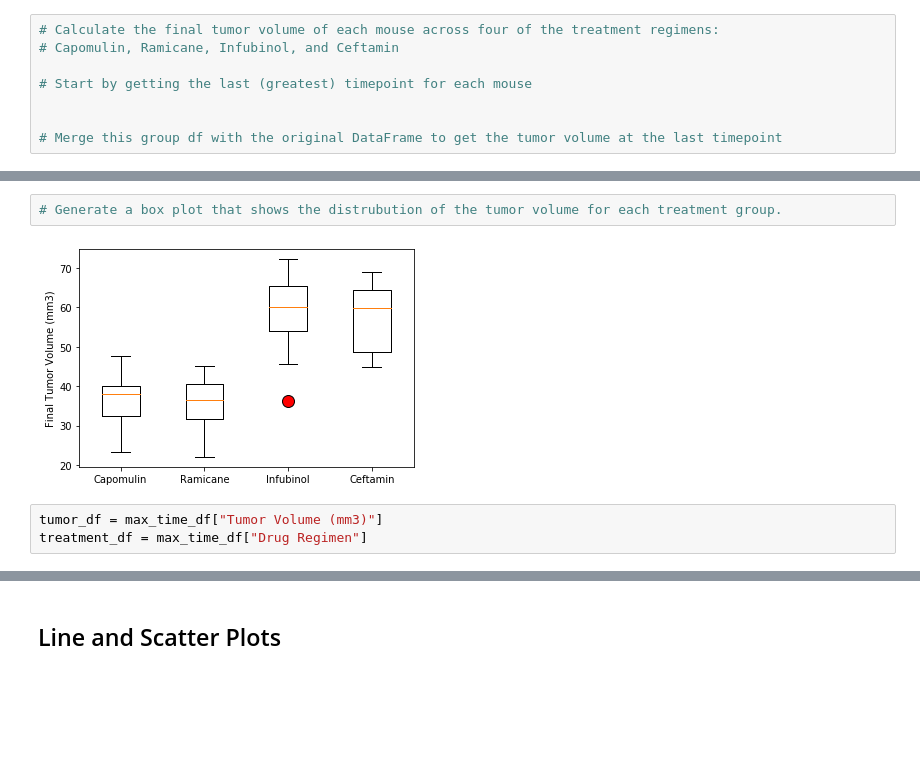
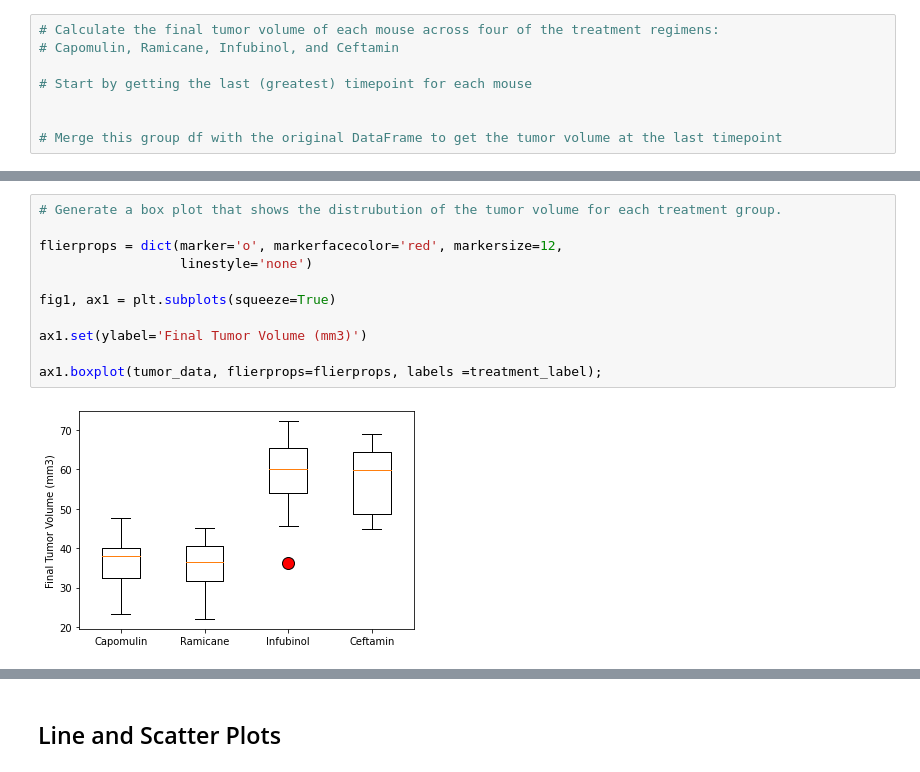
Before and after one commit to lcardsvr/Module---5-Challenge, a Jupyter notebook: Pymaceuticals/pymaceuticals_starter.ipynb, the cells around one changed output, grey strips where cells are left out. Saved outputs shown, nothing was run; the diff lists cells and outputs as text; blank space fills up the shorter version.

```diff
--- a/Pymaceuticals/pymaceuticals_starter.ipynb
+++ b/Pymaceuticals/pymaceuticals_starter.ipynb
@@ -450,7 +393,13 @@ ValueError: X must have 2 or fewer dimensions
 # %%
 # Generate a box plot that shows the distrubution of the tumor volume for each treatment group.
+
+flierprops = dict(marker='o', markerfacecolor='red', markersize=12,
+                  linestyle='none')
+
+fig1, ax1 = plt.subplots(squeeze=True)
+
+ax1.set(ylabel='Final Tumor Volume (mm3)')
+
+ax1.boxplot(tumor_data, flierprops=flierprops, labels =treatment_label);
 # %% [output]
-[figure, old version]
+[figure, new version]
-# %%
-tumor_df = max_time_df["Tumor Volume (mm3)"]
-treatment_df = max_time_df["Drug Regimen"]
```
Also changed, not shown: parts of 20 cells of this notebook, 6 other files.
